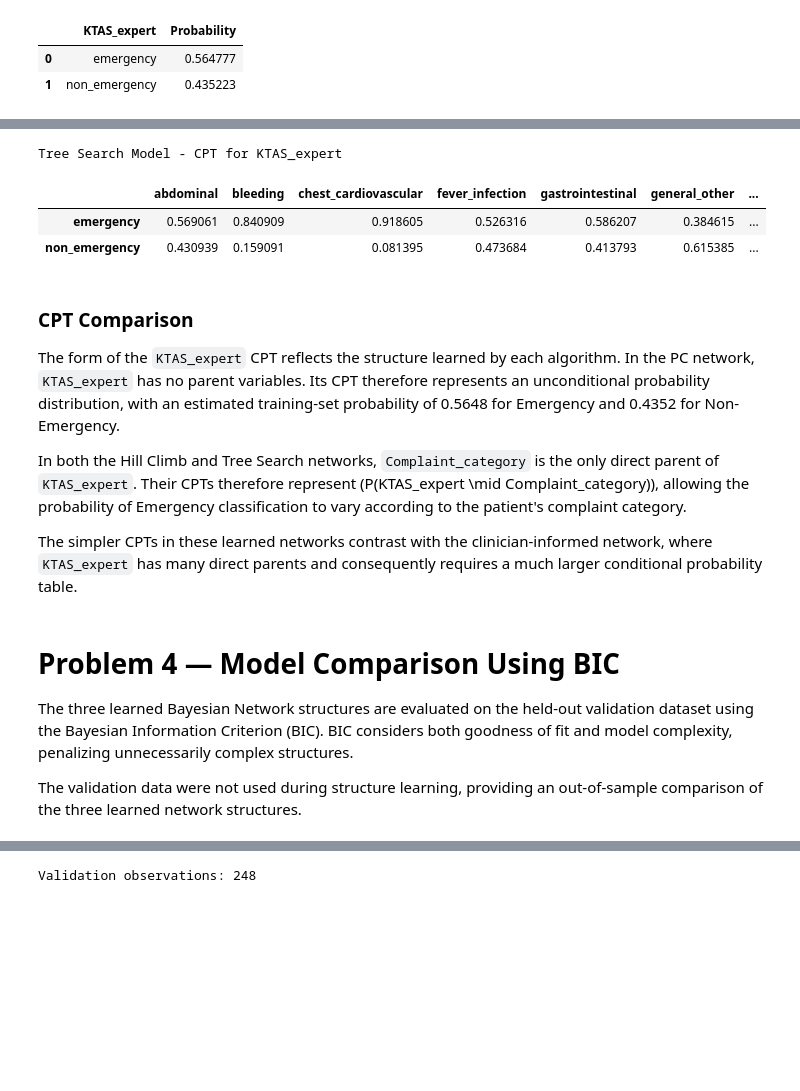
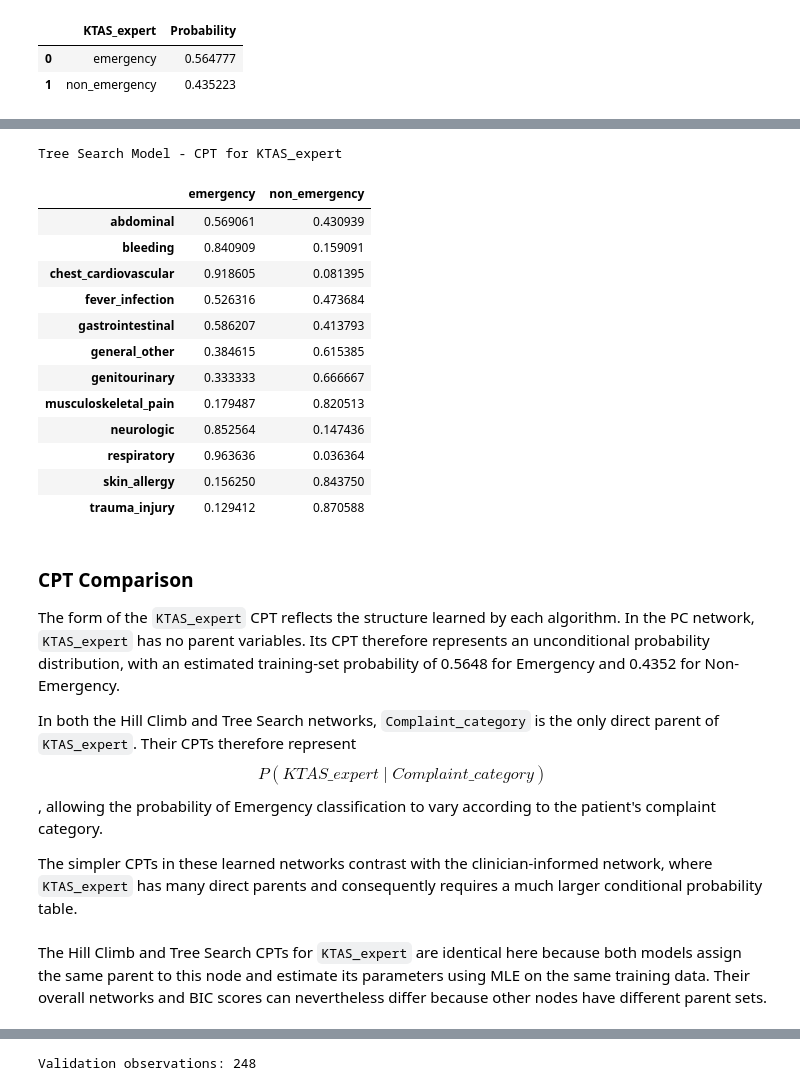
Before and after one commit to Zimengyi/ER-Triage-Classification-Using-Bayesian-Networks, a Jupyter notebook: ER_Triage_Classification_Using_Bayesian_Networks.ipynb, the cells around one changed output, grey strips where cells are left out. Drawn from its saved outputs; the diff is of its cells as text; code cells hidden in the pictures; blank space fills up the shorter version.

```diff
--- a/ER_Triage_Classification_Using_Bayesian_Networks.ipynb
+++ b/ER_Triage_Classification_Using_Bayesian_Networks.ipynb
@@ -36,6 +59,6 @@ Saving data.csv to data.csv
 # %%
 df = pd.read_csv(
-    "data.csv",
+    data_path,
     sep=";",
     encoding="latin1"
 )
@@ -1002,24 +1135,3 @@ print("Validation observations:", len(validation_data))
 Total observations: 1236
 Training observations: 988
 Validation observations: 248
-# %%
-train_data, validation_data = train_test_split(
-    bn_data,
-    test_size=0.20,
-    random_state=RANDOM_SEED
-)
-
-print(
-    "Total observations:",
-    len(bn_data)
-)
-
-print(
-    "Training observations:",
-    len(train_data)
-)
-
-print(
-    "Validation observations:",
-    len(validation_data)
-)
@@ -1455,32 +1544,44 @@ Hill Climb Model - CPT for KTAS_expert
 # %%
 tree_ktas_cpd = tree_model.get_cpds("KTAS_expert")
 
 tree_values = tree_ktas_cpd.get_values()
 
 tree_cpt = pd.DataFrame(
     tree_values,
     index=tree_ktas_cpd.state_names["KTAS_expert"],
     columns=tree_ktas_cpd.state_names["Complaint_category"]
 )
 
 print("Tree Search Model - CPT for KTAS_expert")
-display(tree_cpt)
+display(tree_cpt.T.round(6))
 # %% [output]
 Tree Search Model - CPT for KTAS_expert
-|  | abdominal | bleeding | chest_cardiovascular | fever_infection | gastrointestinal | general_other | ... |
-| emergency | 0.569061 | 0.840909 | 0.918605 | 0.526316 | 0.586207 | 0.384615 | ... |
-| non_emergency | 0.430939 | 0.159091 | 0.081395 | 0.473684 | 0.413793 | 0.615385 | ... |
+|  | emergency | non_emergency |
+| abdominal | 0.569061 | 0.430939 |
+| bleeding | 0.840909 | 0.159091 |
+| chest_cardiovascular | 0.918605 | 0.081395 |
+| fever_infection | 0.526316 | 0.473684 |
+| gastrointestinal | 0.586207 | 0.413793 |
+| general_other | 0.384615 | 0.615385 |
+| genitourinary | 0.333333 | 0.666667 |
+| musculoskeletal_pain | 0.179487 | 0.820513 |
+| neurologic | 0.852564 | 0.147436 |
+| respiratory | 0.963636 | 0.036364 |
+| skin_allergy | 0.156250 | 0.843750 |
+| trauma_injury | 0.129412 | 0.870588 |
 # %% [markdown]
 ### CPT Comparison
 
 The form of the `KTAS_expert` CPT reflects the structure learned by each algorithm. In the PC network, `KTAS_expert` has no parent variables. Its CPT therefore represents an unconditional probability distribution, with an estimated training-set probability of 0.5648 for Emergency and 0.4352 for Non-Emergency.
 
-In both the Hill Climb and Tree Search networks, `Complaint_category` is the only direct parent of `KTAS_expert`. Their CPTs therefore represent \(P(KTAS\_expert \mid Complaint\_category)\), allowing the probability of Emergency classification to vary according to the patient's complaint category.
+In both the Hill Climb and Tree Search networks, `Complaint_category` is the only direct parent of `KTAS_expert`. Their CPTs therefore represent $$
+P(KTAS\_expert \mid Complaint\_category)
+$$, allowing the probability of Emergency classification to vary according to the patient's complaint category.
 
 The simpler CPTs in these learned networks contrast with the clinician-informed network, where `KTAS_expert` has many direct parents and consequently requires a much larger conditional probability table.
-# %% [markdown]
-# Problem 4 — Model Comparison Using BIC
-
-The three learned Bayesian Network structures are evaluated on the held-out validation dataset using the Bayesian Information Criterion (BIC). BIC considers both goodness of fit and model complexity, penalizing unnecessarily complex structures.
-
-The validation data were not used during structure learning, providing an out-of-sample comparison of the three learned network structures.
+# %% [markdown]
+The Hill Climb and Tree Search CPTs for `KTAS_expert` are identical here
+because both models assign the same parent to this node and estimate
+its parameters using MLE on the same training data. Their overall
+networks and BIC scores can nevertheless differ because other nodes
+have different parent sets.
```
Also changed, not shown: parts of 36 cells of this notebook.
